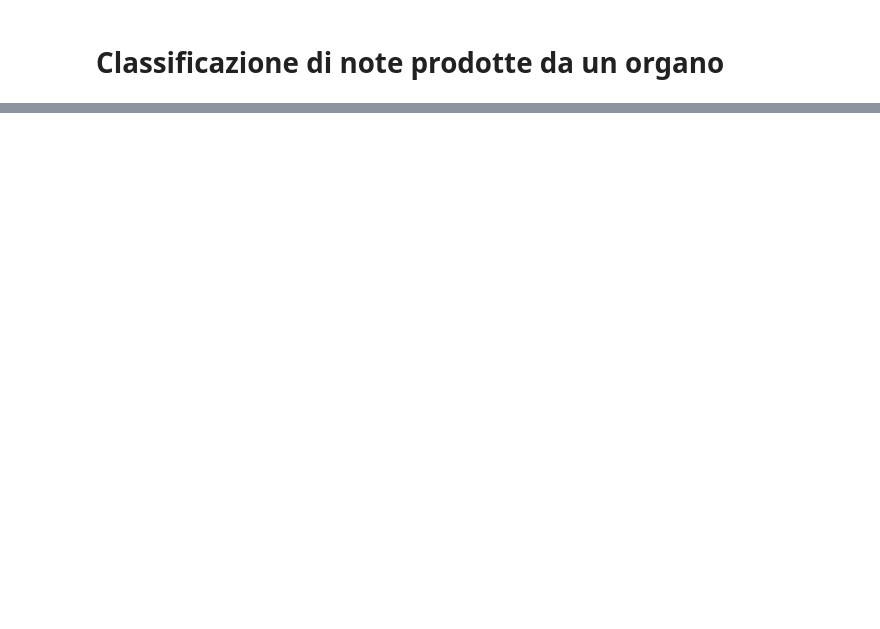
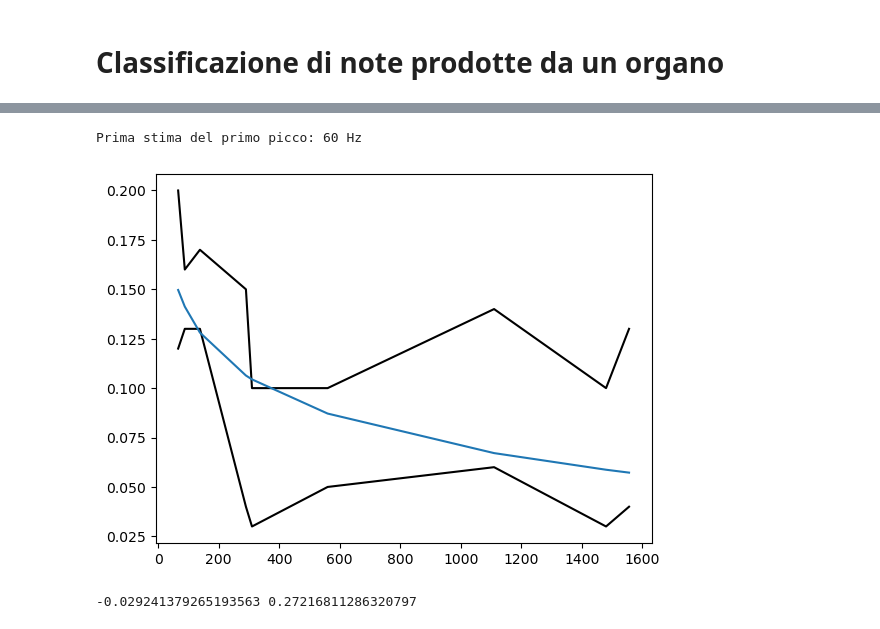
Before and after one commit to maddoc-g/3_organ_clustering, a Jupyter notebook: esperienza_3.ipynb, the cells around one changed output, grey strips where cells are left out. Drawn from its saved outputs; the diff is of its cells as text; code cells hidden in the pictures; blank space fills up the shorter version.

Commit message:
Riaggiunto il cut netto, aggiunta la estrapolazione del primo picco, manca ancora l'estrapolazione della fondamentale però

```diff
--- a/esperienza_3.ipynb
+++ b/esperienza_3.ipynb
@@ -248,0 +197,65 @@ plt.show()
+# %%
+##################### Da qui inizio ad implementare le nuove idee di Alice. Potrei aver riportato/interpretato male delle cose
+# quindi ricontrollate. Finché non saremo sicuri del funzionamento (intelligente) non commenterò super in dettaglio ###############
+
+
+segment_size = int(rate * 0.05) # il numero è in secondi, quindi la variabile si riferisce agli indici (0.05s => 2000 indici)
+hop_size = segment_size // 4 # hop_size essere un quarto della window è arbitrario, ma segment dev'essere multiplo intero di hop
+
+number_of_segments = (len(note) - segment_size) // hop_size + 1 # questa è la formula giusta per contare gli hop senza sforare!
+# Il punto è che le finestre si overlappano: ad ogni iterazione mi muovo avanti di un hop e controllo la window che comincia lì
+# L'idea di base è che facendo la media tra i vari spettri rimuoviamo il rumore bianco, perché il rumore bianco ha media nulla!
+
+segments_spectra = []
+for i in range(number_of_segments):
+    start = i * hop_size
+    end = start + segment_size
+    segment = note[start:end]
+    segment = apply_window(rate, segment, sigma = 0.1)
+    # sigma più grande (largo) non migliora né peggiora, sigma più piccolo rovina la risoluzione
+    # quindi teniamo questo sigma fisso come compromesso risoluzione-rumore (vedi anche figure sopra)
+    # e la risoluzione la aggiustiamo qui solo sulla segment size
+    power_spectrum = scipy.fft.rfft(segment)
+    power_spectrum = np.abs(power_spectrum)**2
+    segments_spectra.append(power_spectrum)
+
+averaged_spectrum = np.mean(segments_spectra, axis = 0)
+frequencies = scipy.fft.rfftfreq(segment.shape[0], d=1/rate) # tanto le frequenze fondamentali sono le stesse in ogni segment
+
+#plt.figure(figsize=(12,7))
+#plt.plot(frequencies, averaged_spectrum)
+#plt.yscale("log", base=10)
+#plt.xscale("log", base=10)
+#plt.xlim(2**4, 2**14)
+#plt.ylabel("Spettro di potenza medio dei segmenti [a.u.]")
+#plt.xlabel("Frequenza [Hz]")
+#plt.grid(linestyle = ":")
+#plt.show()
+
+prom = 10**(np.floor(np.log10(averaged_spectrum[0]))+1) # occhio al +1 per prendere un picco molto alto
+previsional_peaks, _ = find_peaks(averaged_spectrum, prominence = prom)
+previsional_frequency = frequencies[previsional_peaks[0]]
+print("\nPrima stima del primo picco: {:.0f} Hz\n".format(previsional_frequency))
+# %% [output]
+Prima stima del primo picco: 60 Hz
+# %%
+# plotting paxxo per capire come stimare la segment size
+
+# Files: [72, 238, 126, 202, 203, 104, 192, 2, 1]
+
+f=[66, 88, 138, 290, 310, 560, 1110, 1480, 1556]
+f=np.log(f)
+A=-0.03
+B=0.28
+segsize_min=[0.12, 0.13, 0.13, 0.04, 0.03, 0.05, 0.06, 0.03, 0.04]
+segsize_ok=[0.20, 0.16, 0.17, 0.15, 0.10, 0.10, 0.14, 0.10, 0.13]
+A, B = np.polyfit(f, segsize_min, 1)
+B+=0.03
+plt.plot(np.exp(f),segsize_min, color="k")
+plt.plot(np.exp(f),segsize_ok, color="k") #idealmente incluso tra le due linee nere
+plt.plot(np.exp(f),A*f + B) # cosa al numeratore?
+plt.show()
+print(A,B)
+# %% [output]
+[figure, added]
+-0.029241379265193563 0.27216811286320797
```
Also changed, not shown: parts of 15 cells of this notebook.
